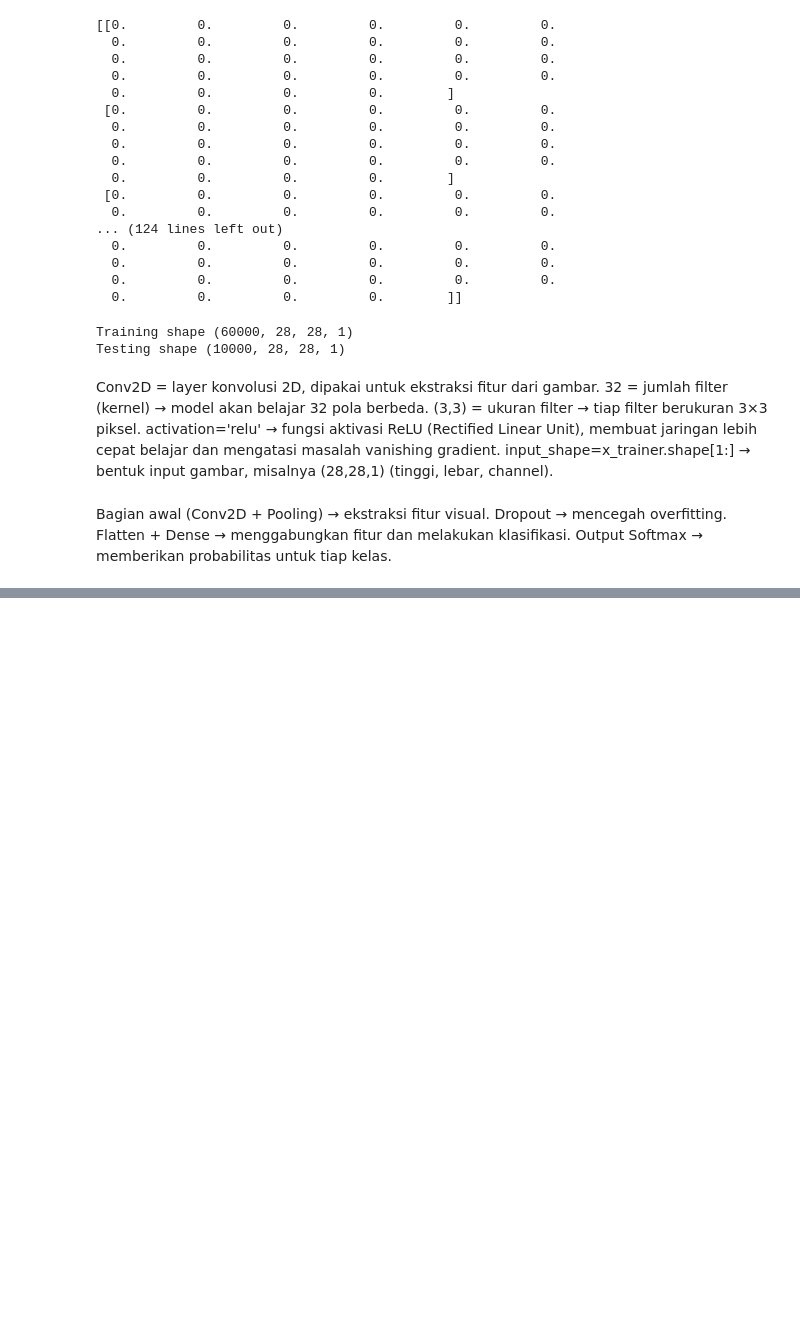
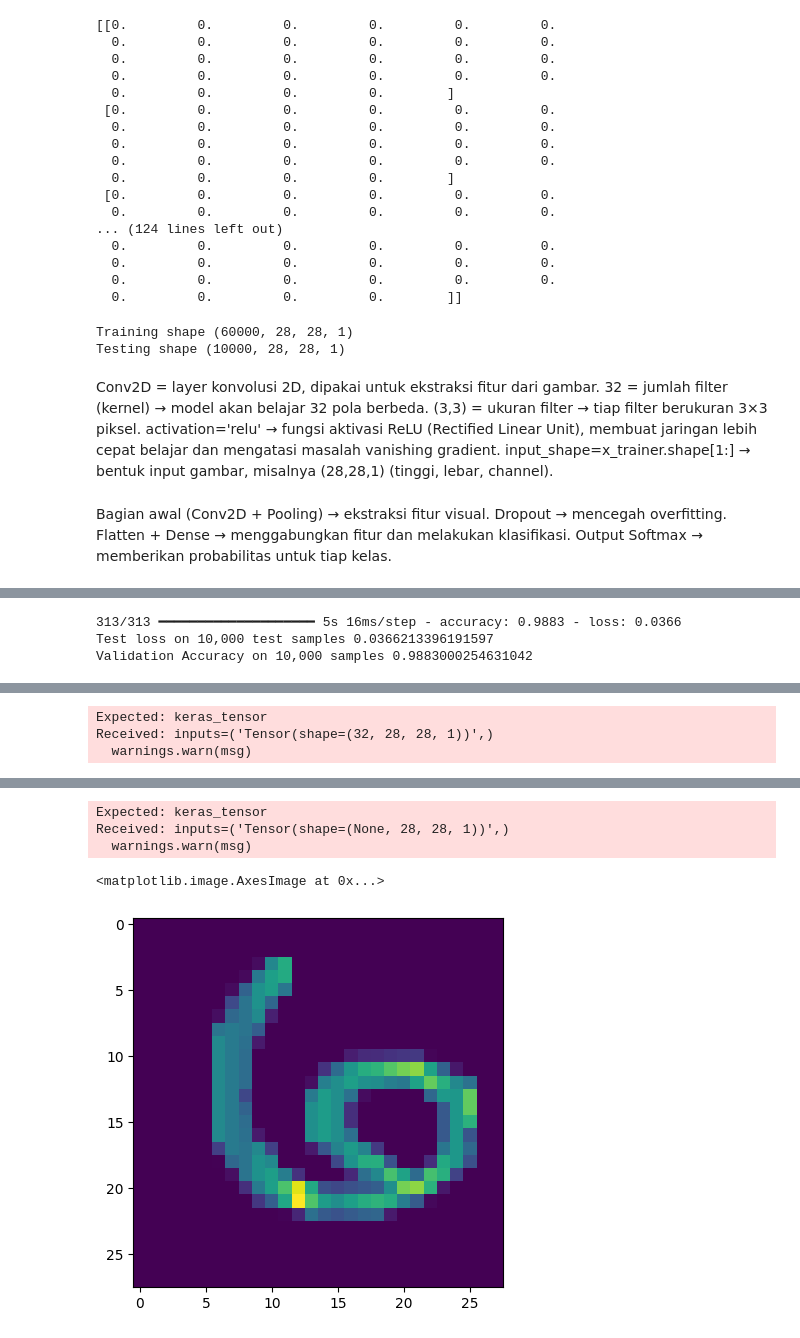
Before and after one commit to Ammar-creator-cmd/DataVisualization, a Jupyter notebook: DigitRecognition.ipynb, the cells around one changed output, grey strips where cells are left out. Drawn from its saved outputs; the diff is of its cells as text; code cells hidden in the pictures; blank space fills up the shorter version.

```diff
--- a/DigitRecognition.ipynb
+++ b/DigitRecognition.ipynb
@@ -115,5 +117,5 @@ Model: "sequential_1"
 model.compile(optimizer = "adam", loss = "sparse_categorical_crossentropy", metrics = ["accuracy"])
 # %%
 # fit x_trainer , y_train to the model to see accuracy of model:
-model.fit(x_trainer,y_train, epochs = 10 , validation_split = 0.3 , batch_size = 128,verbose=1)
+model.fit(x_trainer,y_train, epochs = 5, validation_split = 0.3 , batch_size = 128,verbose=1)
 # %% [output]
@@ -137,0 +133,15 @@ Epoch 9/10
+# %%
+test_loss, test_acc = model.evaluate(x_tester, y_test)
+print("Test loss on 10,000 test samples", test_loss)
+print("Validation Accuracy on 10,000 samples", test_acc)
+# %% [output]
+313/313 ━━━━━━━━━━━━━━━━━━━━ 5s 16ms/step - accuracy: 0.9883 - loss: 0.0366
+Test loss on 10,000 test samples 0.0366213396191597
+Validation Accuracy on 10,000 samples 0.9883000254631042
+# %%
+predictions = model.predict([x_tester])
+
+print(np.argmax(predictions[54]))
+
+plt.imshow(x_test[54])
+# %% [output]
@@ -137,0 +149,3 @@ Epoch 9/10
+Expected: keras_tensor
+Received: inputs=('Tensor(shape=(32, 28, 28, 1))',)
+  warnings.warn(msg)
@@ -137,0 +154,5 @@ Epoch 9/10
+Expected: keras_tensor
+Received: inputs=('Tensor(shape=(None, 28, 28, 1))',)
+  warnings.warn(msg)
+<matplotlib.image.AxesImage at 0x...>
+[figure, added]
```
Also changed, not shown: parts of 5 cells of this notebook.
